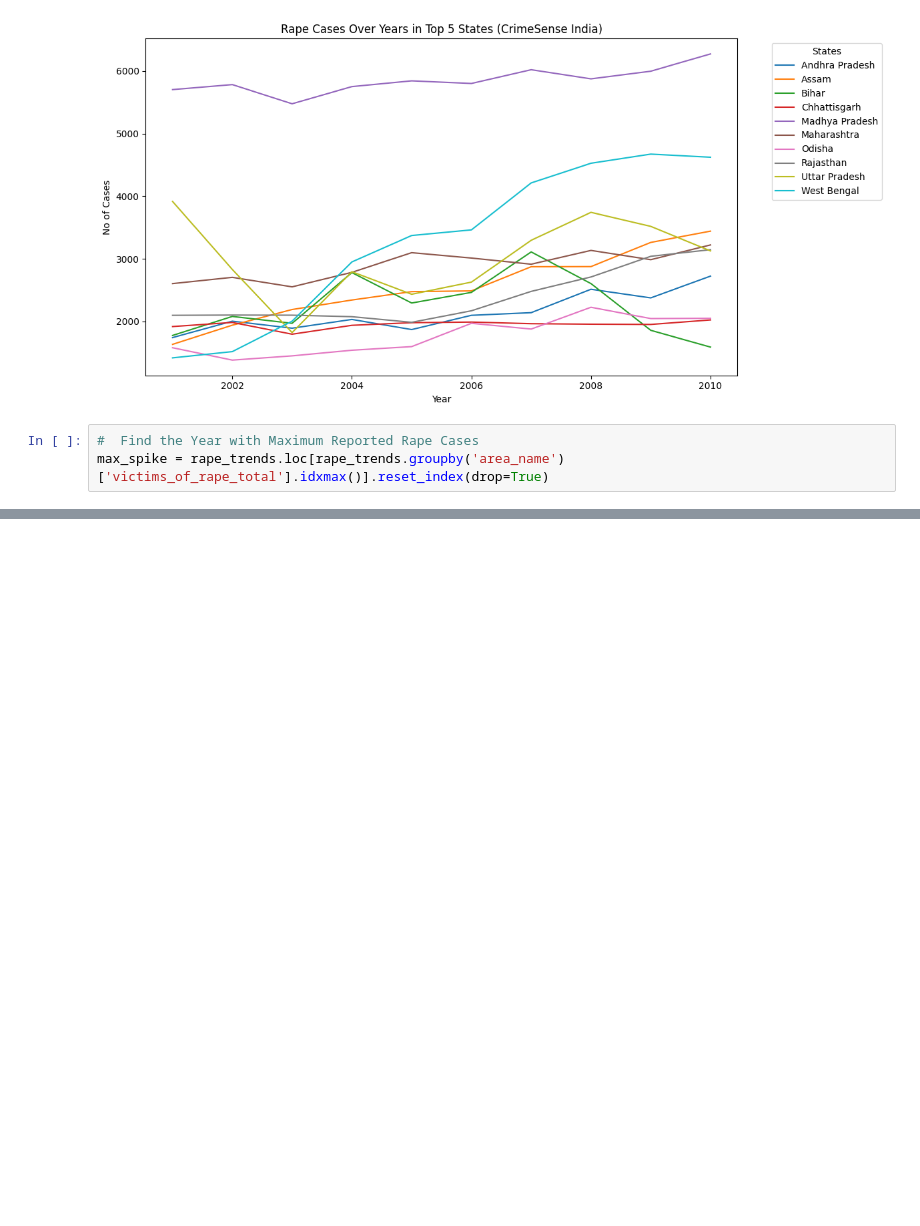
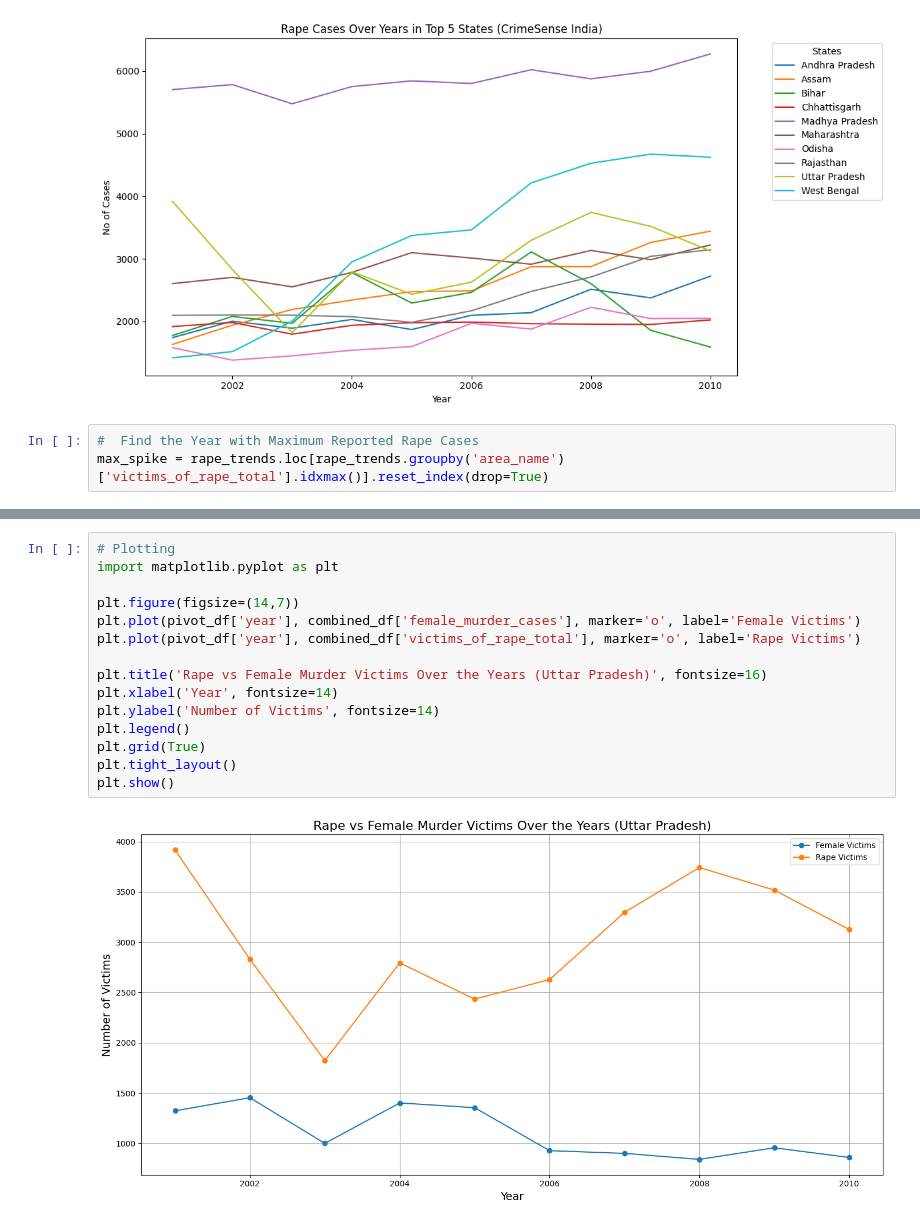
Before and after one commit to imsks/learning-ai, a Jupyter notebook: mini-projects/IndiaCrimeLens.ipynb, the cells around one changed output, grey strips where cells are left out. Cells and saved outputs as stored; diff of their text form; blank space fills up the shorter version.

```diff
--- a/mini-projects/IndiaCrimeLens.ipynb
+++ b/mini-projects/IndiaCrimeLens.ipynb
@@ -77,0 +281,17 @@ max_spike = rape_trends.loc[rape_trends.groupby('area_name')['victims_of_rape_to
+# %%
+# Plotting
+import matplotlib.pyplot as plt
+
+plt.figure(figsize=(14,7))
+plt.plot(pivot_df['year'], combined_df['female_murder_cases'], marker='o', label='Female Victims')
+plt.plot(pivot_df['year'], combined_df['victims_of_rape_total'], marker='o', label='Rape Victims')
+
+plt.title('Rape vs Female Murder Victims Over the Years (Uttar Pradesh)', fontsize=16)
+plt.xlabel('Year', fontsize=14)
+plt.ylabel('Number of Victims', fontsize=14)
+plt.legend()
+plt.grid(True)
+plt.tight_layout()
+plt.show()
+# %% [output]
+[figure, added]
```
Also changed, not shown: parts of 4 cells of this notebook.
